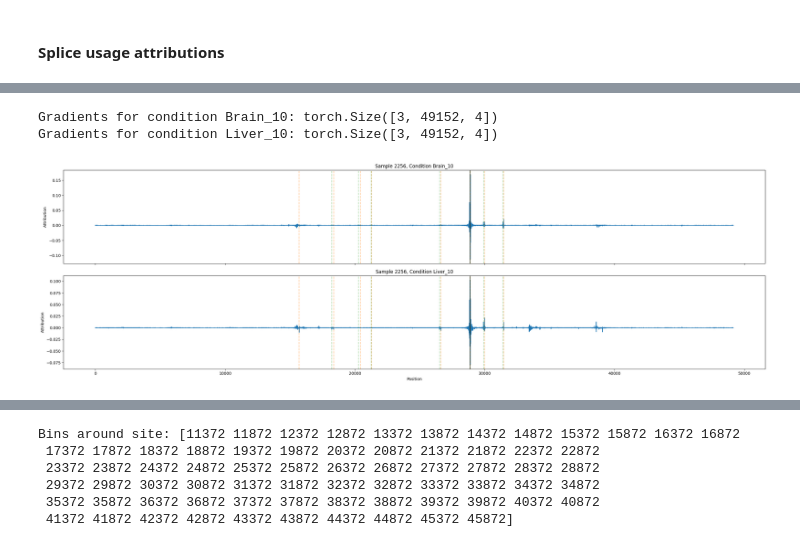
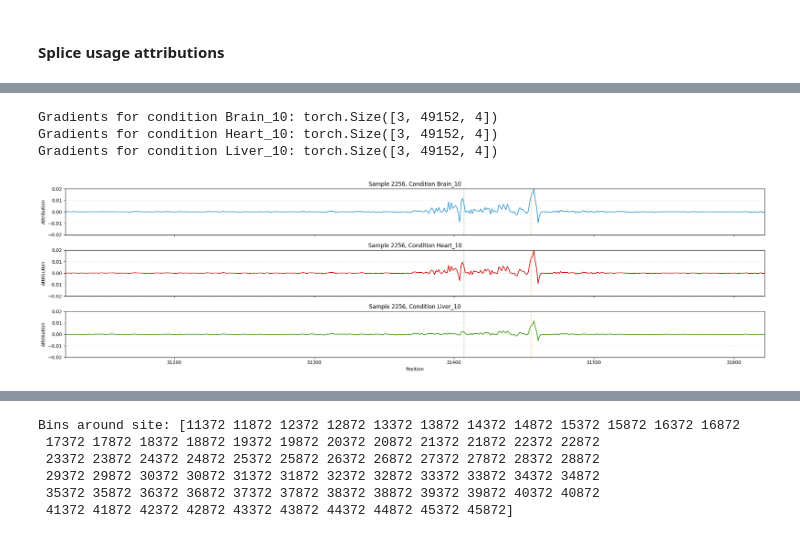
Before and after one commit to anamariaelek/alphagenome, a Jupyter notebook: notebooks/splicing_attributions.ipynb, the cells around one changed output, grey strips where cells are left out. Cells and saved outputs as stored; diff of their text form; code cells hidden in the pictures.

```diff
--- a/notebooks/splicing_attributions.ipynb
+++ b/notebooks/splicing_attributions.ipynb
@@ -340,17 +367,23 @@ grads_b_max = grads_b_importance.sum(dim=1)  # Sum importance across A,C,G,T to
 
 # Plot max gradients across the sequence
 import matplotlib.pyplot as plt
-plt.figure(figsize=(26, 4))
+plt.figure(figsize=(22, 2))
 plt.plot(grads_b_max.numpy())
 
 # Add vertical lines at the splice site positions colorcoded by class
-for k in range(4):
-    site_positions = (splice_labels[b] == k).nonzero(as_tuple=True)[0]
+for k_ in range(4):
+    site_positions = (splice_labels[b] == k_).nonzero(as_tuple=True)[0]
     for pos in site_positions:
-        plt.axvline(x=pos.item(), color=class_colors[k], linestyle='--', alpha=0.4)
+        plt.axvline(x=pos.item(), color=class_colors[k_], linestyle='--', alpha=0.4)
 
 # Add vertical line at the specific site p
 plt.axvline(x=p, color='black', linestyle='-', alpha=0.5, label='Selected site')
+
+# Zoom in to a selected sequence range
+plt.xlim(15000, 40000)
+
+# Zoom in to a selected attribution range
+plt.ylim(-0.02, 0.02)
 
 # Show plot
 plt.title(f"Sample {rand_indx[b]}, class {class_labels[k]}")
@@ -455,7 +512,7 @@ Computing attributions for condition Liver_10 (index 61) at position 28872
 import matplotlib.pyplot as plt
 
 n_conds = len(grads_usage)
-fig, axes = plt.subplots(n_conds, 1, figsize=(26, 4 * n_conds), sharex=True)
+fig, axes = plt.subplots(n_conds, 1, figsize=(22, 2 * n_conds), sharex=True)
 
 # If only one condition, axes is not a list
 if n_conds == 1:
@@ -471,37 +528,49 @@ for ax, (cond_, grads_) in zip(axes, grads_usage.items()):
     grads_b_importance = grads_b * onehot_tensor[b]
     grads_b_max = grads_b_importance.sum(dim=1)
 
+    # Extract tissue name from condition label (e.g. "Brain_10" -> "Brain")
+    tissue_name = cond_.split('_')[0]
+    color = tissue_colors.get(tissue_name, 'gray')
+
     # Plot importance
-    ax.plot(grads_b_max.detach().cpu().numpy())
+    ax.plot(grads_b_max.detach().cpu().numpy(), color=color)
 
     # Add vertical lines at splice site positions
     for k in range(4):
         site_positions = (splice_labels[b] == k).nonzero(as_tuple=True)[0]
         for pos in site_positions:
             ax.axvline(
                 x=pos.item(),
                 color=class_colors[k],
                 linestyle='--',
                 alpha=0.4
             )
 
     # Add selected site
     ax.axvline(
         x=p,
         color='black',
-        linestyle='-',
+        linestyle='--',
         alpha=0.6,
         label='Selected site'
     )
 
+    ax.grid(True, alpha=0.3, axis='y', linestyle='--')
     ax.set_title(f"Sample {rand_indx[b]}, Condition {cond_}")
     ax.set_ylabel("Attribution")
+
+    # Zoom in to a selected sequence range
+    ax.set_xlim(31372-250, 31372+250)
+
+    # Zoom in to a selected attribution range
+    ax.set_ylim(-0.02, 0.02)
 
 axes[-1].set_xlabel("Position")
 
 plt.tight_layout()
 plt.show()
 # %% [output]
 Gradients for condition Brain_10: torch.Size([3, 49152, 4])
+Gradients for condition Heart_10: torch.Size([3, 49152, 4])
 Gradients for condition Liver_10: torch.Size([3, 49152, 4])
-[figure, old version]
+[figure, new version]
```
Also changed, not shown: parts of 11 cells of this notebook, 3 other files.
